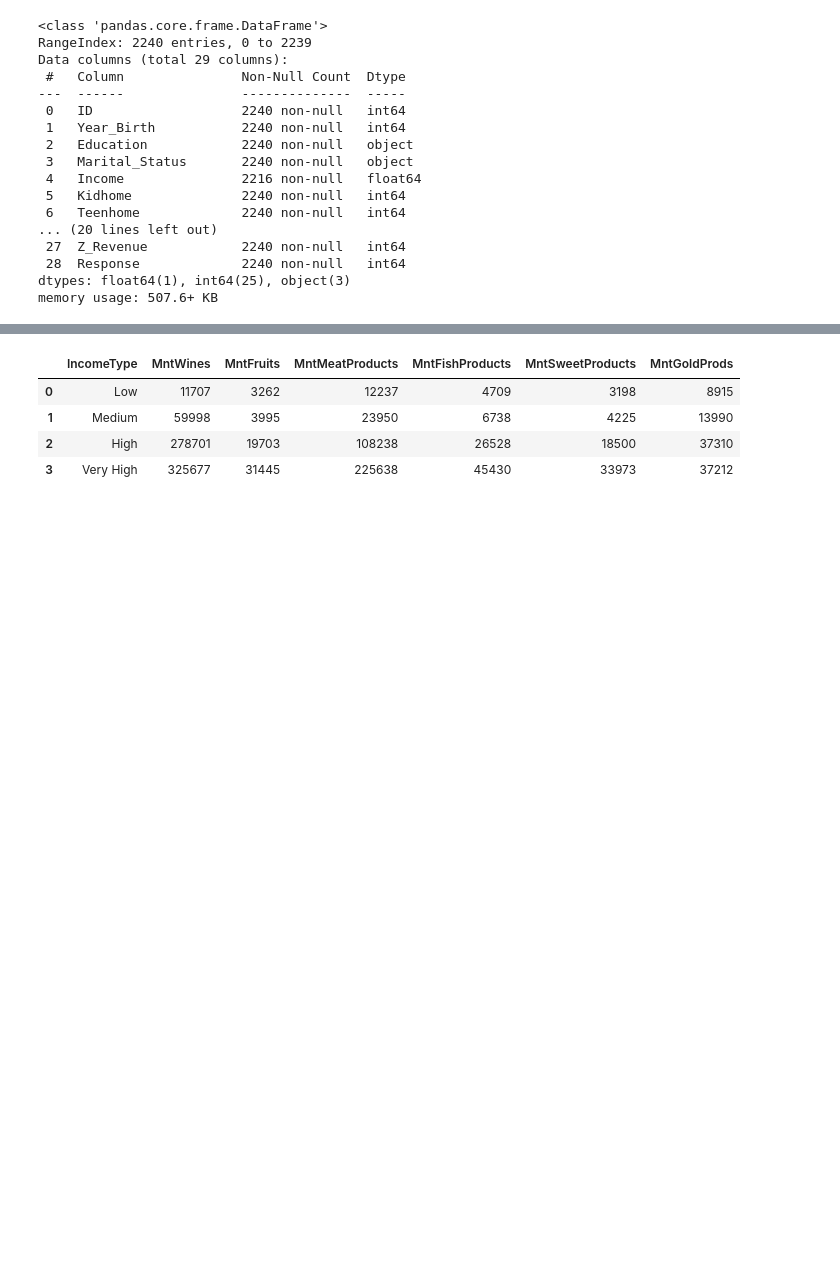
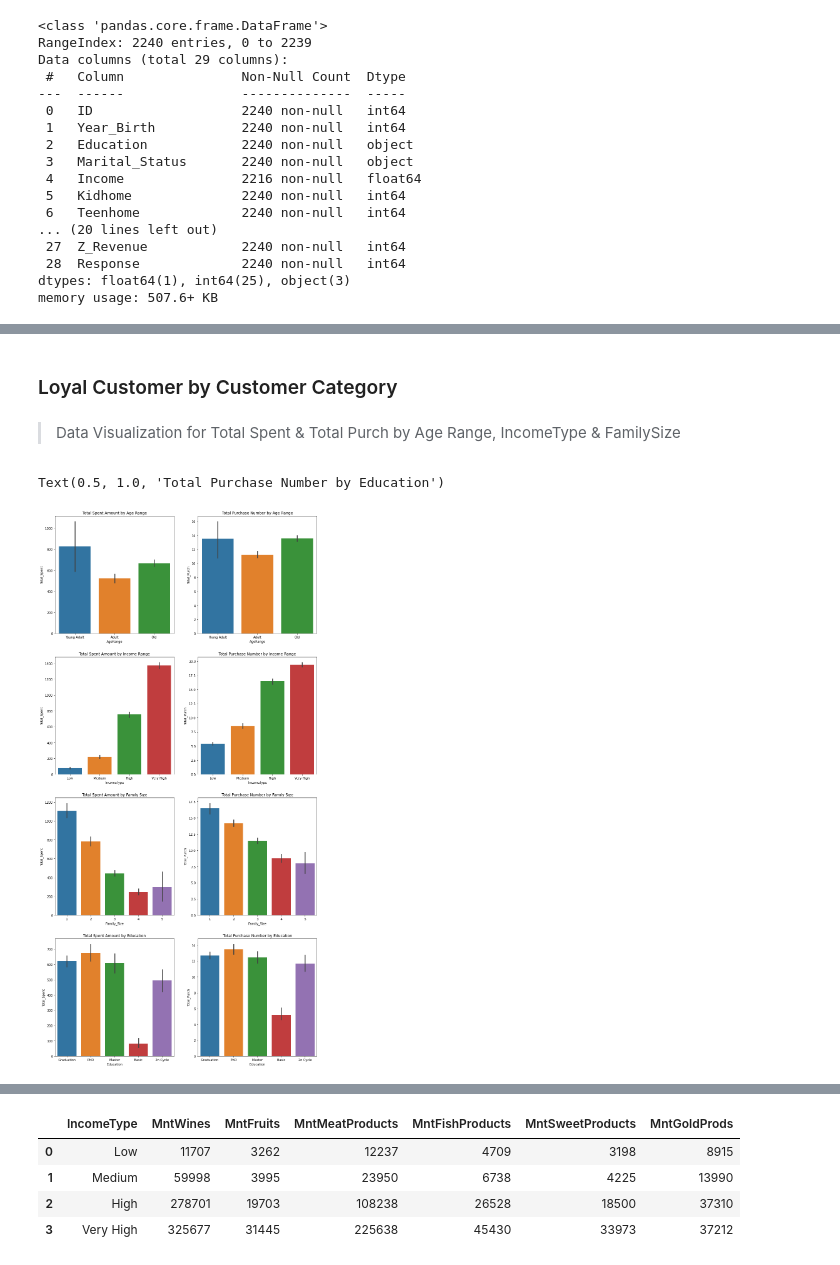
Before and after one commit to widyaayuningtyas7/EDA-Customer-Personality-Analysis, a Jupyter notebook: EDA_Customer_Personality_Analysis.ipynb, the cells around one changed output, grey strips where cells are left out. Cells and saved outputs as stored; diff of their text form; code cells hidden in the pictures; blank space fills up the shorter version.

```diff
--- a/EDA_Customer_Personality_Analysis.ipynb
+++ b/EDA_Customer_Personality_Analysis.ipynb
@@ -215,0 +244,65 @@ df.head()
+# %% [markdown]
+### Loyal Customer by Customer Category
+# %% [markdown]
+> Data Visualization for Total Spent & Total Purch by Age Range, IncomeType & FamilySize
+# %%
+plt.figure(figsize=(15,40))
+
+#Total Spent by Age Range
+plt.subplot(5,2,1)
+sns.barplot(x = "AgeRange",
+            y = "Total_Spent",
+            data = data)
+plt.title("Total Spent Amount by Age Range")
+
+#Total Purch by Age Range
+plt.subplot(5,2,2)
+sns.barplot(x = "AgeRange",
+            y = "Total_Purch",
+            data = data)
+plt.title("Total Purchase Number by Age Range")
+
+#Total Spent by IncomeType
+plt.subplot(5,2,3)
+sns.barplot(x = "IncomeType",
+            y = "Total_Spent",
+            data = data)
+plt.title("Total Spent Amount by Income Range")
+
+#Total Purch by IncomeType
+plt.subplot(5,2,4)
+sns.barplot(x = "IncomeType",
+            y = "Total_Purch",
+            data = data)
+plt.title("Total Purchase Number by Income Range")
+
+#Total Spent by Family_Size
+plt.subplot(5,2,5)
+sns.barplot(x = "Family_Size",
+            y = "Total_Spent",
+            data = data)
+plt.title("Total Spent Amount by Family Size")
+
+#Total Purch by Family Size
+plt.subplot(5,2,6)
+sns.barplot(x = "Family_Size",
+            y = "Total_Purch",
+            data = data)
+plt.title("Total Purchase Number by Family Size")
+
+#Total Spent by Education
+plt.subplot(5,2,7)
+sns.barplot(x = "Education",
+            y = "Total_Spent",
+            data = data)
+plt.title("Total Spent Amount by Education")
+
+#Total Purch by Family Size
+plt.subplot(5,2,8)
+sns.barplot(x = "Education",
+            y = "Total_Purch",
+            data = data)
+plt.title("Total Purchase Number by Education")
+# %% [output]
+Text(0.5, 1.0, 'Total Purchase Number by Education')
+[figure, added]
```
Also changed, not shown: parts of 46 cells of this notebook.
